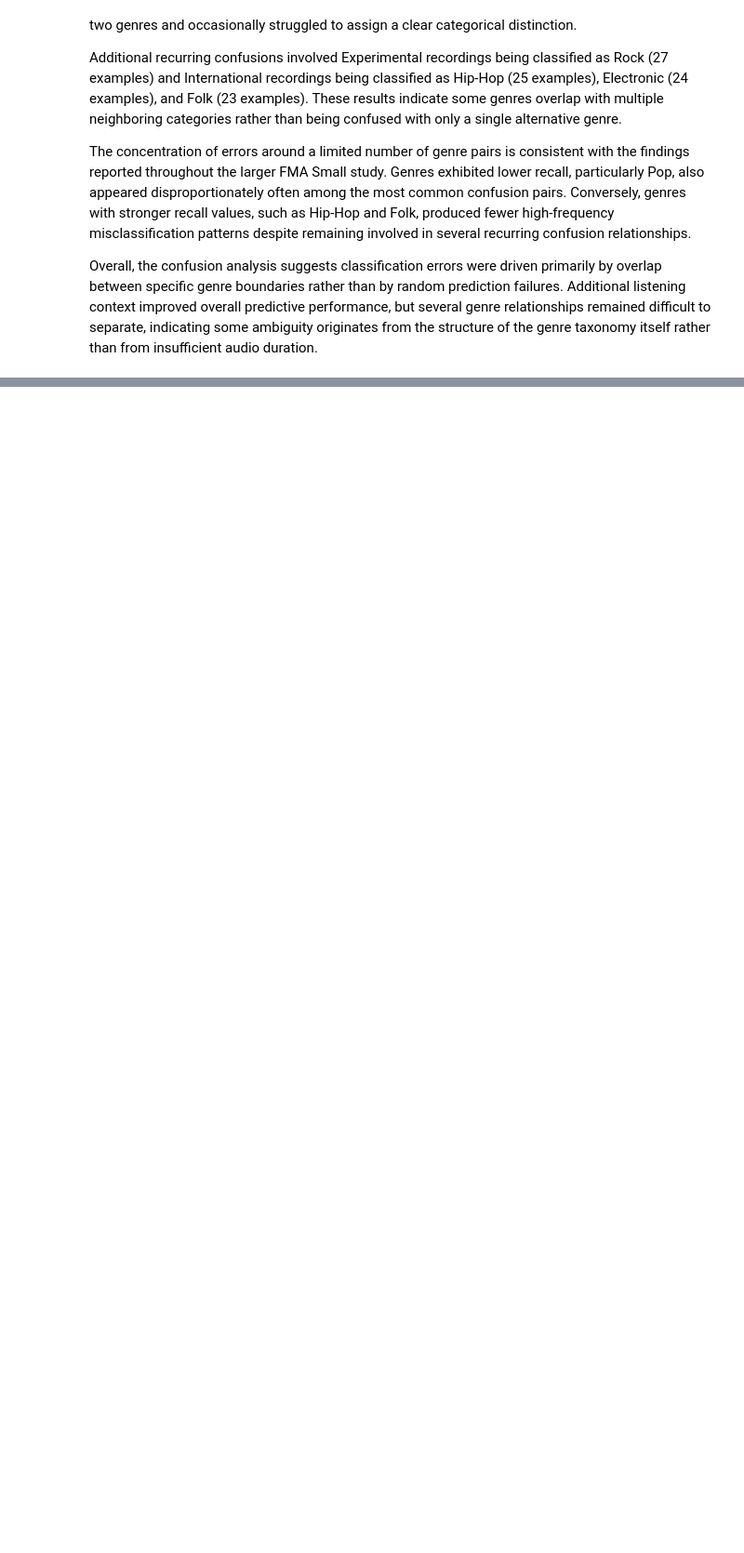
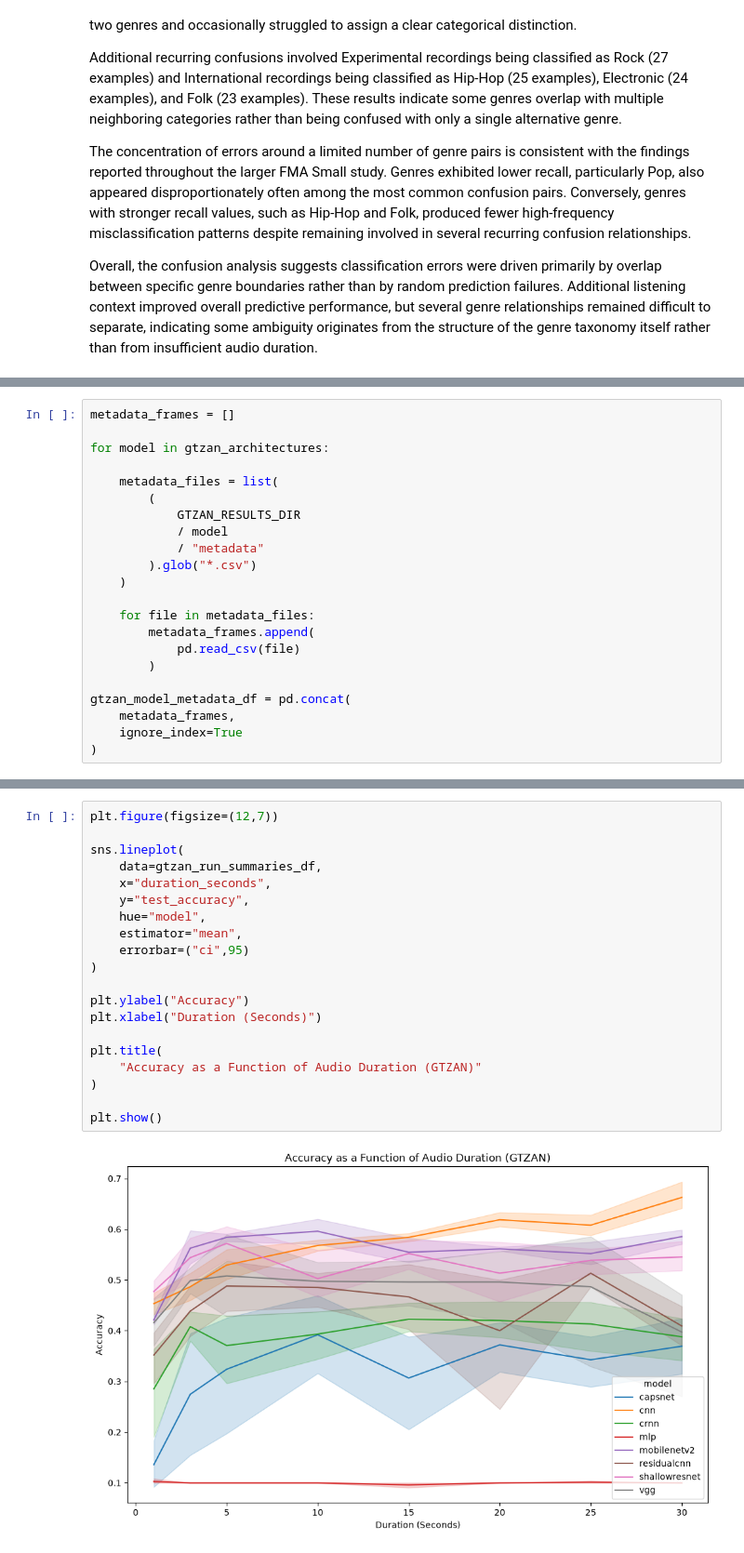
Before and after one commit to d-bruning/deep-learning-audio-classification, a Jupyter notebook: overview.ipynb, the cells around one changed output, grey strips where cells are left out. Shown at 93% size. Saved outputs shown, nothing was run; the diff lists cells and outputs as text; blank space fills up the shorter version.

```diff
--- a/overview.ipynb
+++ b/overview.ipynb
@@ -1417,0 +1443,22 @@ https://github.com/d-bruning/deep-learning-audio-classification/blob/main/gtzan_
+# %%
+metadata_frames = []
+
+for model in gtzan_architectures:
+
+    metadata_files = list(
+        (
+            GTZAN_RESULTS_DIR
+            / model
+            / "metadata"
+        ).glob("*.csv")
+    )
+
+    for file in metadata_files:
+        metadata_frames.append(
+            pd.read_csv(file)
+        )
+
+gtzan_model_metadata_df = pd.concat(
+    metadata_frames,
+    ignore_index=True
+)
@@ -1417,0 +1520,22 @@ https://github.com/d-bruning/deep-learning-audio-classification/blob/main/gtzan_
+# %%
+plt.figure(figsize=(12,7))
+
+sns.lineplot(
+    data=gtzan_run_summaries_df,
+    x="duration_seconds",
+    y="test_accuracy",
+    hue="model",
+    estimator="mean",
+    errorbar=("ci",95)
+)
+
+plt.ylabel("Accuracy")
+plt.xlabel("Duration (Seconds)")
+
+plt.title(
+    "Accuracy as a Function of Audio Duration (GTZAN)"
+)
+
+plt.show()
+# %% [output]
+[figure, added]
```
Also changed, not shown: parts of 86 cells of this notebook, 1 other file.
